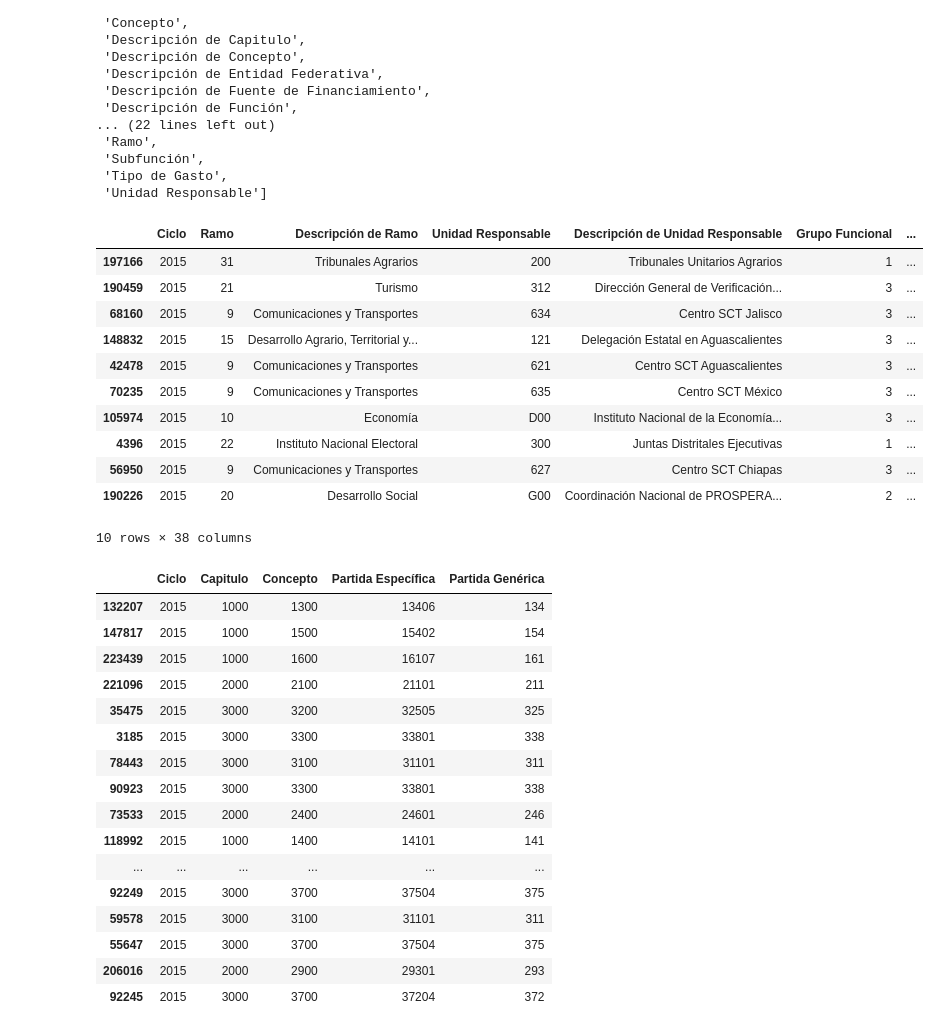
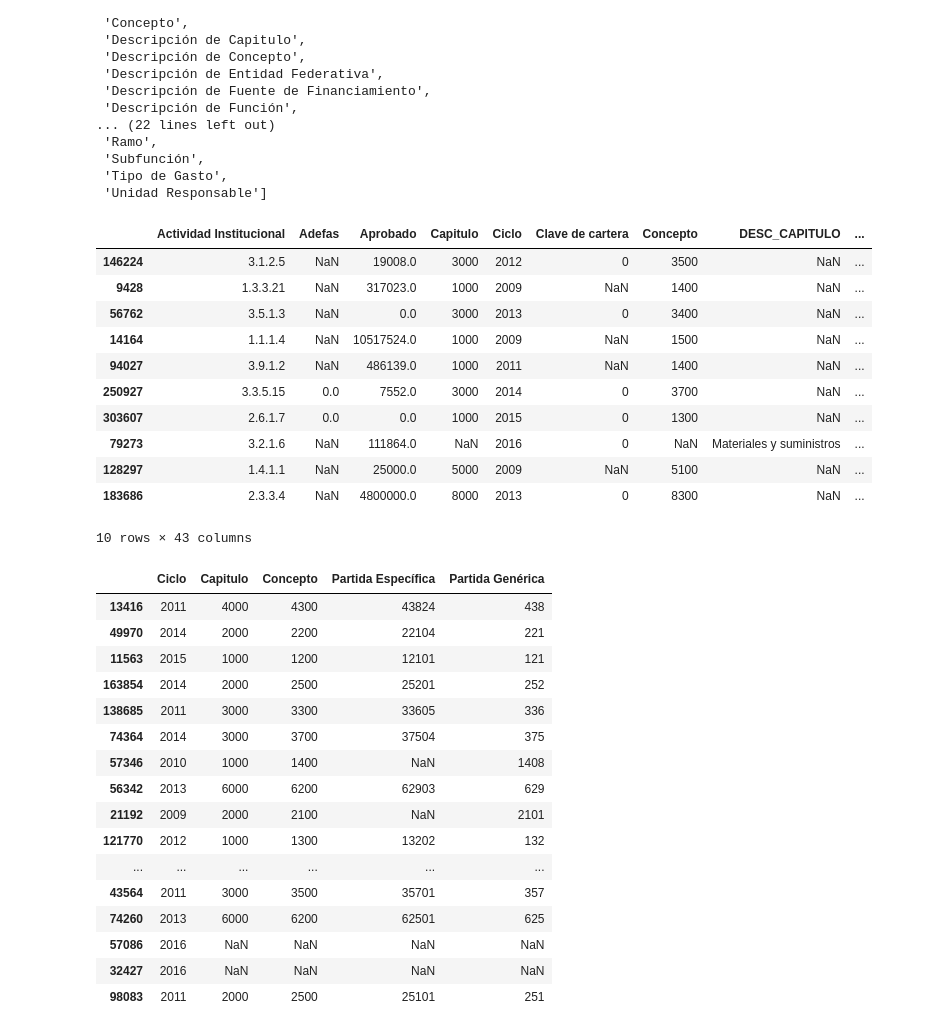
Before and after one commit to os-data/mexican-federal-budget, a Jupyter notebook: pipeline.ipynb, the cells around one changed output. Cells and saved outputs as stored; diff of their text form; code cells hidden in the pictures.

Commit message:
Result Merge 07-09-2016

```diff
--- a/pipeline.ipynb
+++ b/pipeline.ipynb
@@ -19,13 +19,15 @@ ITERATION_LABEL = 'iteration-8-development'
 Put your input files inside the `pipeline.in` folder and describe them here.
 # %%
 INPUT_FILES = {
+    2008: {'name': 'Cuenta_Publica_2009.csv', 'encoding': 'windows-1252'},
+    2009: {'name': 'Cuenta_Publica_2008.csv', 'encoding': 'windows-1252'},
     2010: {'name': 'Cuenta_Publica_2010.csv', 'encoding': 'windows-1252'},
     2011: {'name': 'Cuenta_Publica_2011.csv', 'encoding': 'windows-1252'},
     2012: {'name': 'Cuenta_Publica_2012.csv', 'encoding': 'windows-1252'},
     2013: {'name': 'Cuenta_Publica_2013.csv', 'encoding': 'windows-1252'},
     2014: {'name': 'Cuenta_Publica_2014.csv', 'encoding': 'windows-1252'},
     2015: {'name': 'Cuenta_Publica_2015.csv', 'encoding': 'windows-1252'},
-    2016: {'name': '2016_2T_Gasto_OS.csv', 'encoding': 'windows-1252'} # cp850 for the original 2016 file
+    2016: {'name': 'Cuenta_Publica_2016.csv', 'encoding': 'windows-1252'} # cp850 for the original 2016 file
 }
 # %% [markdown]
 If your input files don't all have the same column names, define your mapping here.
@@ -404,7 +405,7 @@ def generate_catalog(file):
 
     for sheet in catalog_file.sheet_names:
         if sheet != 'Concatenated':
-            name = slugify(sheet, separator='_')
+            name = sheet.lower().replace(' ', '_')
             output = join('objeto_del_gasto.catalog', name + '.csv')
 
             df = catalog_file.parse(sheet).dropna()
@@ -456,20 +457,22 @@ def split_objeto_del_gasto(batch):
             batch[year]['Descripción de Capitulo'] = batch[year]['Capitulo'].map(lambda x: lookup(x, 'capitulo', year))
             batch[year]['Descripción de Concepto'] = batch[year]['Concepto'].map(lambda x: lookup(x, 'concepto', year))
 
+            nb_generica_digits = 4 if year in (2008, 2009, 2010) else 3
+
             # Skip the LAST year of the dataset (currently 2016) it has split columns already
-            batch[year]['Partida Genérica'] = objeto.apply(lambda x: x[:3] if has_digits(x, 4) else nan)
+            batch[year]['Partida Genérica'] = objeto.apply(lambda x: x[:nb_generica_digits] if has_digits(x, 4) else nan)
             batch[year]['Descripción de Partida Genérica'] = batch[year]['Partida Genérica'].map(lambda x: lookup(x, 'partida_generica', year))
 
             if year not in (2008, 2009, 2010):
                 batch[year]['Partida Específica'] = objeto.apply(lambda x: x if has_digits(x, 5) else nan)
-                batch[year]['Descripción de Partida Específica'] = batch[year]['Partida Específica'].map(lambda x: lookup(x, 'partida_especifica', year) if has_digits(x, 5) else nan)
+                batch[year]['Descripción de Partida Específica'] = batch[year]['Partida Específica'].map(lambda x: lookup(x, 'partida_específica', year) if has_digits(x, 5) else nan)
             else:
                 batch[year]['Partida Específica'] = nan
                 batch[year]['Descripción de Partida Específica'] = nan
 
             print(year, 'broke down "Objeto del Gasto" column')
 
-    return DataFrame(missing_in_catalog).drop_duplicates()
+    return DataFrame(missing_in_catalog).drop_duplicates(['ID', 'table'])
 # %% [markdown]
 ## Prefix IDs
 Disambiguating sub-categories may require prefixing their IDs with their parents' IDs.
@@ -479,7 +482,7 @@ def prefix_ids(batch):
         for hierarchy, levels in HIERARCHIES.items():
             prefix = batch[year]['Ciclo'].apply(lambda x: '')
             for n, level in enumerate(levels):
-                dash = '-' if n > 0 else ''
+                dash = '.' if n > 0 else ''
                 prefix = prefix + dash + batch[year][level]
                 batch[year][level] = prefix
 
@@ -642,20 +647,20 @@ sorted(list(budget.columns))
  'Tipo de Gasto',
  'Unidad Responsable']
 # %%
-budget.sample(n=10)
+merged.sample(n=10)
 # %% [output]
-|  | Ciclo | Ramo | Descripción de Ramo | Unidad Responsable | Descripción de Unidad Responsable | Grupo Funcional | ... |
-| 197166 | 2015 | 31 | Tribunales Agrarios | 200 | Tribunales Unitarios Agrarios | 1 | ... |
-| 190459 | 2015 | 21 | Turismo | 312 | Dirección General de Verificación... | 3 | ... |
-| 68160 | 2015 | 9 | Comunicaciones y Transportes | 634 | Centro SCT Jalisco | 3 | ... |
-| 148832 | 2015 | 15 | Desarrollo Agrario, Territorial y... | 121 | Delegación Estatal en Aguascalientes | 3 | ... |
-| 42478 | 2015 | 9 | Comunicaciones y Transportes | 621 | Centro SCT Aguascalientes | 3 | ... |
-| 70235 | 2015 | 9 | Comunicaciones y Transportes | 635 | Centro SCT México | 3 | ... |
-| 105974 | 2015 | 10 | Economía | D00 | Instituto Nacional de la Economía... | 3 | ... |
-| 4396 | 2015 | 22 | Instituto Nacional Electoral | 300 | Juntas Distritales Ejecutivas | 1 | ... |
-| 56950 | 2015 | 9 | Comunicaciones y Transportes | 627 | Centro SCT Chiapas | 3 | ... |
-| 190226 | 2015 | 20 | Desarrollo Social | G00 | Coordinación Nacional de PROSPERA... | 2 | ... |
+|  | Actividad Institucional | Adefas | Aprobado | Capitulo | Ciclo | Clave de cartera | Concepto | DESC_CAPITULO | ... |
+| 146224 | 3.1.2.5 | NaN | 19008.0 | 3000 | 2012 | 0 | 3500 | NaN | ... |
+| 9428 | 1.3.3.21 | NaN | 317023.0 | 1000 | 2009 | NaN | 1400 | NaN | ... |
+| 56762 | 3.5.1.3 | NaN | 0.0 | 3000 | 2013 | 0 | 3400 | NaN | ... |
+| 14164 | 1.1.1.4 | NaN | 10517524.0 | 1000 | 2009 | NaN | 1500 | NaN | ... |
+| 94027 | 3.9.1.2 | NaN | 486139.0 | 1000 | 2011 | NaN | 1400 | NaN | ... |
+| 250927 | 3.3.5.15 | 0.0 | 7552.0 | 3000 | 2014 | 0 | 3700 | NaN | ... |
+| 303607 | 2.6.1.7 | 0.0 | 0.0 | 1000 | 2015 | 0 | 1300 | NaN | ... |
+| 79273 | 3.2.1.6 | NaN | 111864.0 | NaN | 2016 | 0 | NaN | Materiales y suministros | ... |
+| 128297 | 1.4.1.1 | NaN | 25000.0 | 5000 | 2009 | NaN | 5100 | NaN | ... |
+| 183686 | 2.3.3.4 | NaN | 4800000.0 | 8000 | 2013 | 0 | 8300 | NaN | ... |
-10 rows × 38 columns
+10 rows × 43 columns
 # %%
 objeto_breakdown = [
     'Ciclo',
@@ -663,25 +668,25 @@ objeto_breakdown = [
     'Partida Específica',
     'Partida Genérica'
 ]
-budget[objeto_breakdown].sample(n=20)
+merged[objeto_breakdown].sample(n=20)
 # %% [output]
 |  | Ciclo | Capitulo | Concepto | Partida Específica | Partida Genérica |
-| 132207 | 2015 | 1000 | 1300 | 13406 | 134 |
-| 147817 | 2015 | 1000 | 1500 | 15402 | 154 |
-| 223439 | 2015 | 1000 | 1600 | 16107 | 161 |
-| 221096 | 2015 | 2000 | 2100 | 21101 | 211 |
-| 35475 | 2015 | 3000 | 3200 | 32505 | 325 |
-| 3185 | 2015 | 3000 | 3300 | 33801 | 338 |
-| 78443 | 2015 | 3000 | 3100 | 31101 | 311 |
-| 90923 | 2015 | 3000 | 3300 | 33801 | 338 |
-| 73533 | 2015 | 2000 | 2400 | 24601 | 246 |
-| 118992 | 2015 | 1000 | 1400 | 14101 | 141 |
+| 13416 | 2011 | 4000 | 4300 | 43824 | 438 |
+| 49970 | 2014 | 2000 | 2200 | 22104 | 221 |
+| 11563 | 2015 | 1000 | 1200 | 12101 | 121 |
+| 163854 | 2014 | 2000 | 2500 | 25201 | 252 |
+| 138685 | 2011 | 3000 | 3300 | 33605 | 336 |
+| 74364 | 2014 | 3000 | 3700 | 37504 | 375 |
+| 57346 | 2010 | 1000 | 1400 | NaN | 1408 |
+| 56342 | 2013 | 6000 | 6200 | 62903 | 629 |
+| 21192 | 2009 | 2000 | 2100 | NaN | 2101 |
+| 121770 | 2012 | 1000 | 1300 | 13202 | 132 |
 | ... | ... | ... | ... | ... | ... |
-| 92249 | 2015 | 3000 | 3700 | 37504 | 375 |
-| 59578 | 2015 | 3000 | 3100 | 31101 | 311 |
-| 55647 | 2015 | 3000 | 3700 | 37504 | 375 |
-| 206016 | 2015 | 2000 | 2900 | 29301 | 293 |
-| 92245 | 2015 | 3000 | 3700 | 37204 | 372 |
+| 43564 | 2011 | 3000 | 3500 | 35701 | 357 |
+| 74260 | 2013 | 6000 | 6200 | 62501 | 625 |
+| 57086 | 2016 | NaN | NaN | NaN | NaN |
+| 32427 | 2016 | NaN | NaN | NaN | NaN |
+| 98083 | 2011 | 2000 | 2500 | 25101 | 251 |
 # %%
 print('Total: missing', len(missing_ids), 'catalog IDs to breakdown the "Objeto del Gasto" column')
 print('Tables:', dict(missing_ids.groupby('table').count()['ID']))
```
Also changed, not shown: parts of 21 cells of this notebook.
